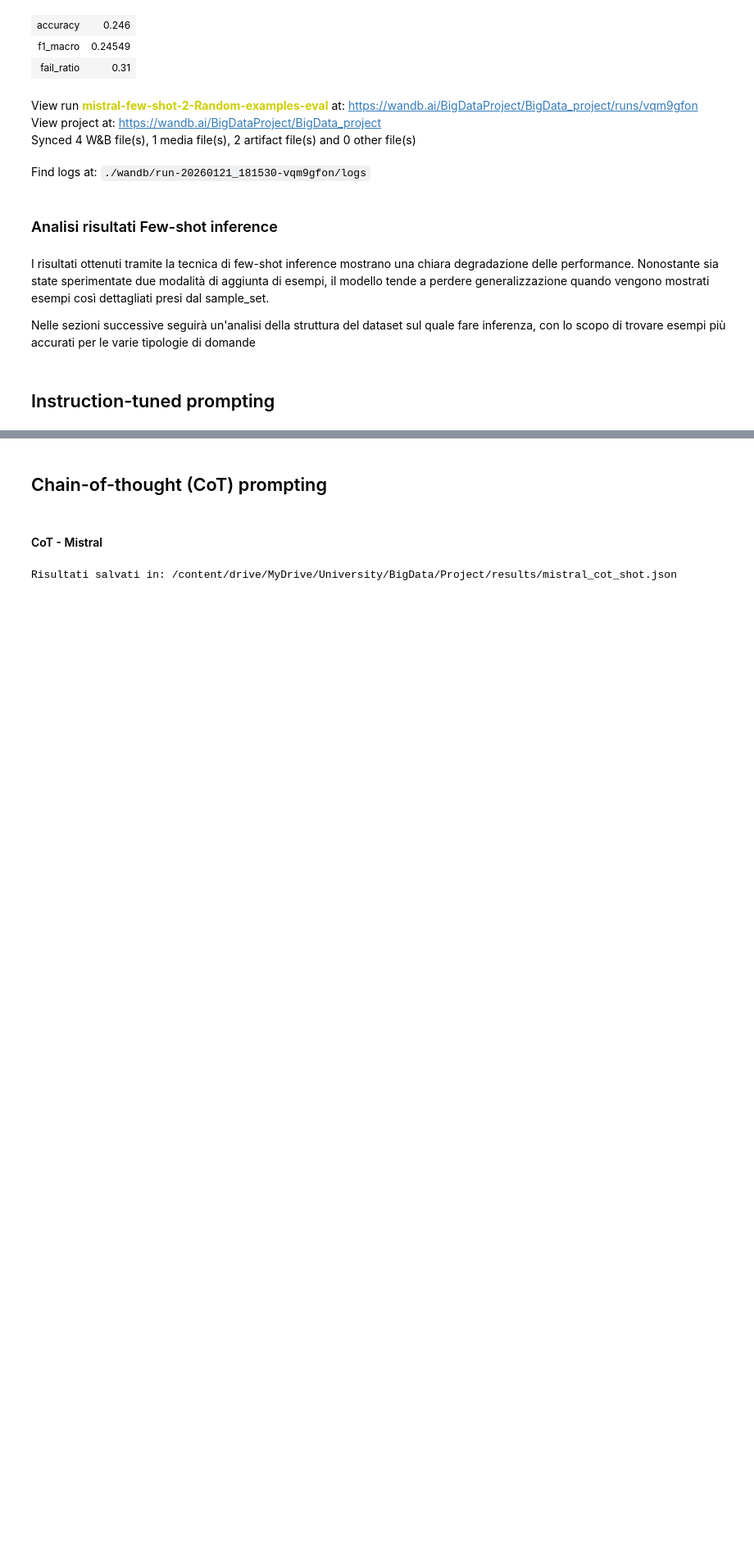
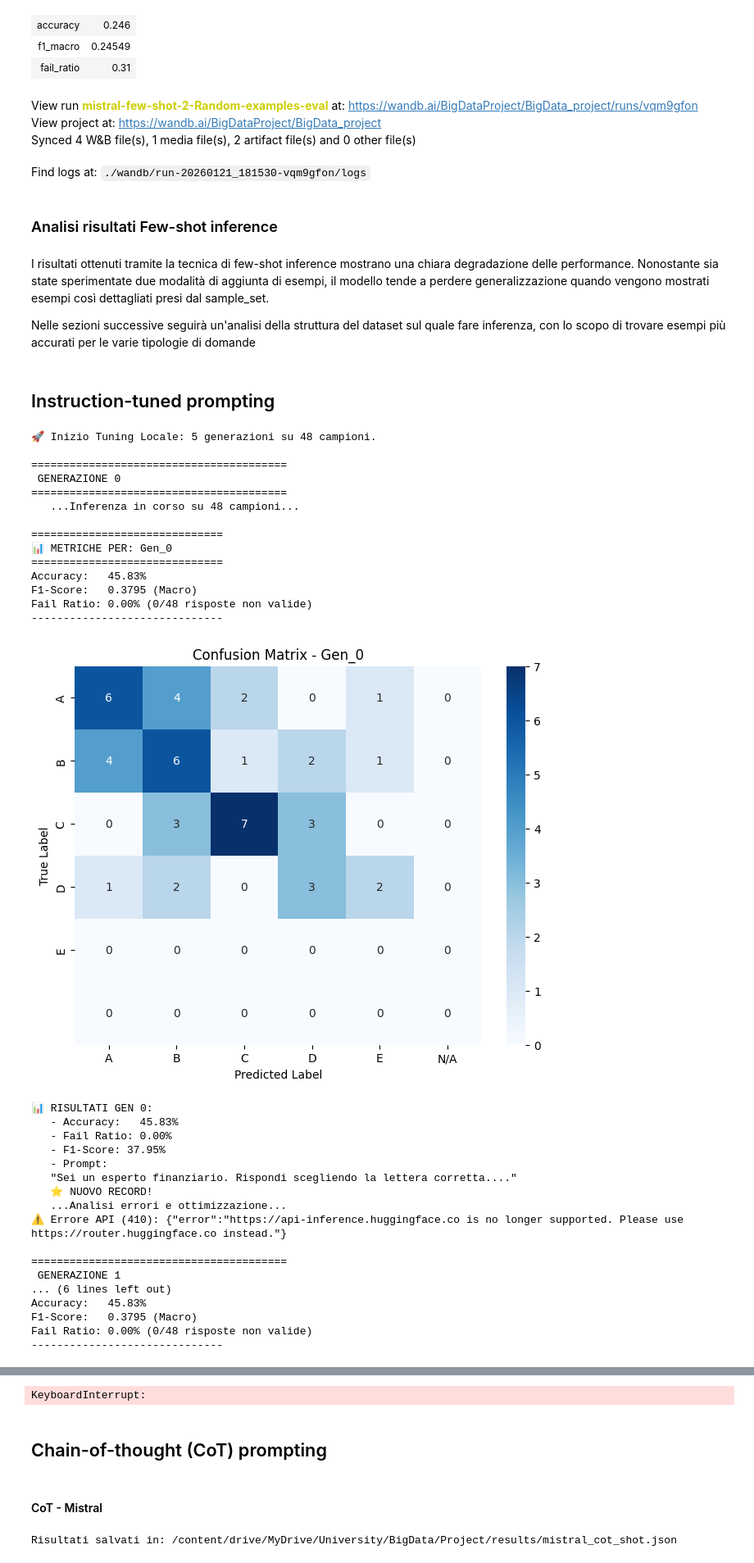
Before and after one commit to Keniota02/BigData, a Jupyter notebook: Copia_di_project.ipynb, the cells around one changed output, grey strips where cells are left out. Shown at 82% size. Drawn from its saved outputs; the diff is of its cells as text; code cells hidden in the pictures; blank space fills up the shorter version.

```diff
--- a/Copia_di_project.ipynb
+++ b/Copia_di_project.ipynb
@@ -2101,0 +1856,39 @@ return all_results
+# %%
+import json
+import re
+import gc
+import torch
+import pandas as pd
+from datetime import datetime
+
+# --- CONFIGURAZIONE CLIENT ---
+# Assicurati di avere la tua API Key o configurazione locale qui
+optimizer_client = InferenceClient(model="Qwen/Qwen2.5-72B-Instruct", token="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")
+
+# --- META PROMPT (Aggiornato con istruzioni sul formato) ---
+META_PROMPT_TEMPLATE = """
+Sei un esperto Senior Prompt Engineer specializzato in Finanza.
+Il tuo compito è MIGLIORARE il System Prompt attuale per massimizzare l'accuratezza su un benchmark finanziario.
+
+PROMPT ATTUALE SOTTO TEST:
+"{current_prompt}"
+
+RISULTATI OTTENUTI:
+- Accuratezza: {accuracy:.2%}
+- Esempi di Errori (Question + Risposta Sbagliata + Risposta Corretta):
+{failure_cases}
+
+ANALISI E AZIONE:
+1. Identifica il pattern degli errori: il modello fallisce sui calcoli? Non legge bene le tabelle Markdown? Si confonde tra VERO/FALSO?
+2. Riscrivi un nuovo SYSTEM PROMPT che dia istruzioni operative per superare questi ostacoli (es. suggerisci di estrarre i numeri, definire formule, o analizzare ogni punto elenco).
+
+
+REGOLE DI OTTIMIZZAZIONE:
+- Semplifica (Max 215 parole) : Non creare istruzioni eccessivamente lunghe o contorte. Non limitarti ad aggiungere testo in fondo. Sostituisci o elimina le istruzioni deboli. Se un'idea è già presente, accorpala. Non allungare, raffina.
+- Logica Universale: Non citare mai nomi, date o dati degli esempi. Scrivi regole di ragionamento generali (es. "Applica il calcolo degli interessi composti se il periodo supera l'anno") valide per ogni caso finanziario.
+- Principio Operativo: Descrivi 'come' il modello deve ragionare (es. "Estrai i dati in tabelle mentali prima di calcolare") anziché 'cosa' deve rispondere a casi specifici.
+- Ristrutturazione: Se necessario, riscrivi l'intera struttura per renderla funzionale.
+- Pronto all'uso: Restituisci solo il System Prompt finale, senza commenti o spiegazioni aggiuntive.
+
+Restituisci esclusivamente il nuovo SYSTEM PROMPT tra i tag <new_prompt>...</new_prompt>.
+"""
@@ -2101,0 +2122,35 @@ return all_results
+# %%
+best_prompt = run_local_tuning_session(validation_data, model_llama, tokenizer_llama)
+# %% [output]
+🚀 Inizio Tuning Locale: 5 generazioni su 48 campioni.
+
+========================================
+ GENERAZIONE 0
+========================================
+   ...Inferenza in corso su 48 campioni...
+
+==============================
+📊 METRICHE PER: Gen_0
+==============================
+Accuracy:   45.83%
+F1-Score:   0.3795 (Macro)
+Fail Ratio: 0.00% (0/48 risposte non valide)
+------------------------------
+[figure, added]
+📊 RISULTATI GEN 0:
+   - Accuracy:   45.83%
+   - Fail Ratio: 0.00%
+   - F1-Score: 37.95%
+   - Prompt:
+   "Sei un esperto finanziario. Rispondi scegliendo la lettera corretta...."
+   ⭐ NUOVO RECORD!
+   ...Analisi errori e ottimizzazione...
+⚠️ Errore API (410): {"error":"https://api-inference.huggingface.co is no longer supported. Please use https://router.huggingface.co instead."}
+
+========================================
+ GENERAZIONE 1
+... (6 lines left out)
+Accuracy:   45.83%
+F1-Score:   0.3795 (Macro)
+Fail Ratio: 0.00% (0/48 risposte non valide)
+------------------------------
@@ -2102,3 +2190,4 @@ return all_results
+KeyboardInterrupt:
 # %% [markdown]
 ## Chain-of-thought (CoT) prompting
 # %%
```
Also changed, not shown: parts of 45 cells of this notebook.
